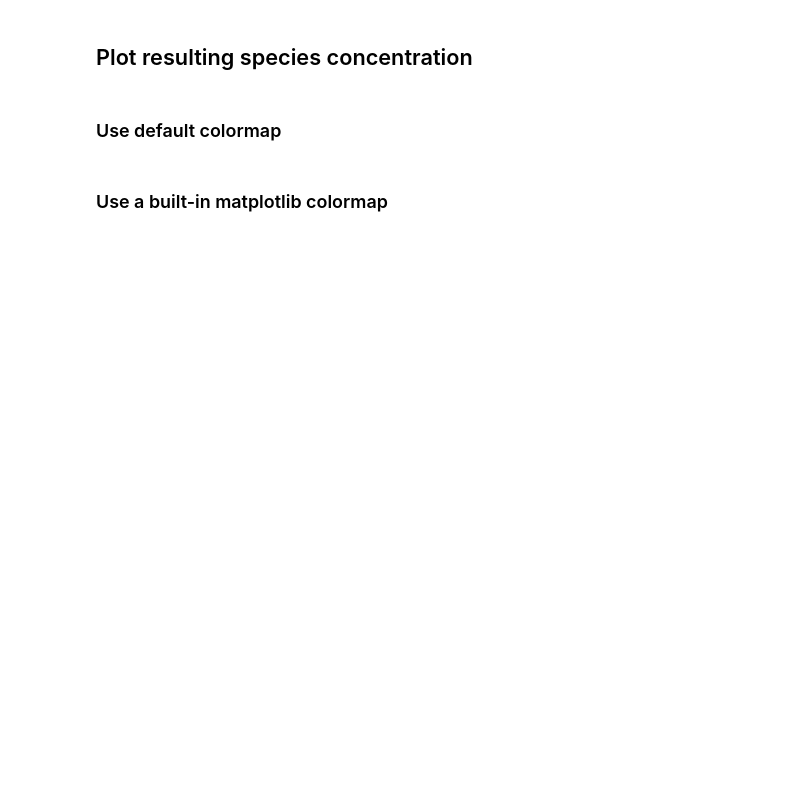
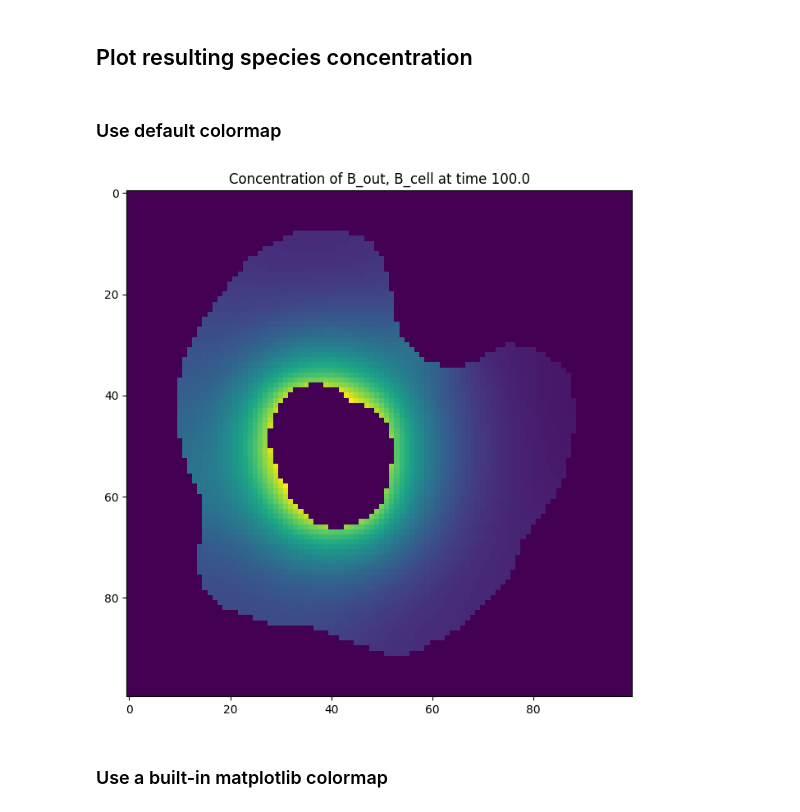
Before and after one commit to spatial-model-editor/sme-contrib, a Jupyter notebook: docs/notebooks/plot.ipynb, the cells around one changed output. Saved outputs shown, nothing was run; the diff lists cells and outputs as text; code cells hidden in the pictures; blank space fills up the shorter version.

```diff
--- a/docs/notebooks/plot.ipynb
+++ b/docs/notebooks/plot.ipynb
@@ -27,8 +29,10 @@ species = ["B_out", "B_cell"]
 ### Use default colormap
 # %%
 fig = plt.figure(figsize=(16, 8))
-smeplot.concentration_heatmap(results[-1], species)\
+smeplot.concentration_heatmap(results[-1], species)
 plt.show()
+# %% [output]
+[figure, added]
 # %% [markdown]
 ### Use a built-in matplotlib colormap
 # %%
```
Also changed, not shown: parts of 13 cells of this notebook, 1 other file.
